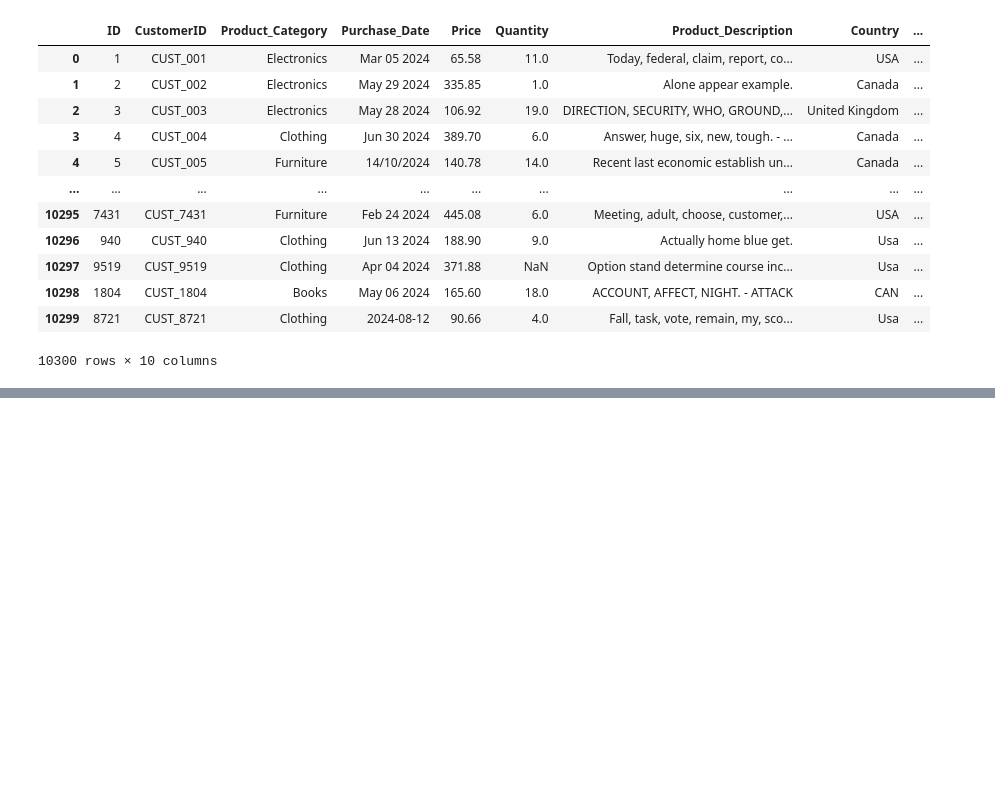
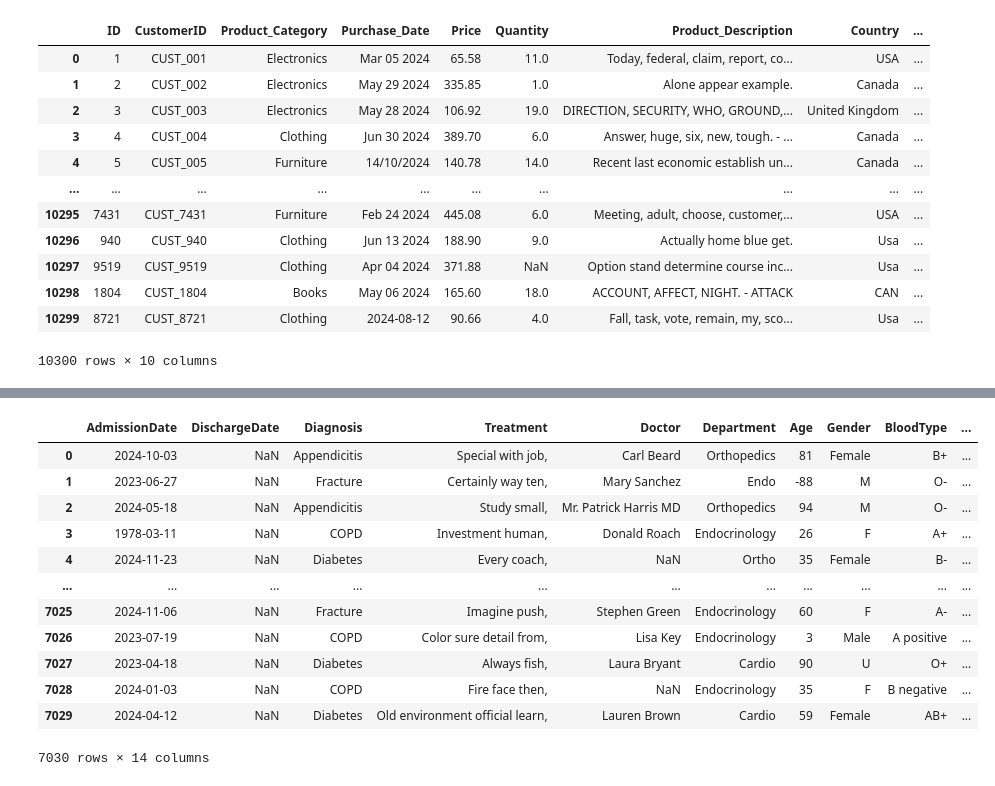
Before and after one commit to Primarizki21/Prepro-Python-Script, a Jupyter notebook: TesDataframe.ipynb, the cells around one changed output, grey strips where cells are left out. Cells and saved outputs as stored; diff of their text form; code cells hidden in the pictures; blank space fills up the shorter version.

```diff
--- a/TesDataframe.ipynb
+++ b/TesDataframe.ipynb
@@ -609,0 +660,16 @@ df1_baru
+# %%
+df3_baru
+# %% [output]
+|  | AdmissionDate | DischargeDate | Diagnosis | Treatment | Doctor | Department | Age | Gender | BloodType | ... |
+| 0 | 2024-10-03 | NaN | Appendicitis | Special with job, | Carl Beard | Orthopedics | 81 | Female | B+ | ... |
+| 1 | 2023-06-27 | NaN | Fracture | Certainly way ten, | Mary Sanchez | Endo | -88 | M | O- | ... |
+| 2 | 2024-05-18 | NaN | Appendicitis | Study small, | Mr. Patrick Harris MD | Orthopedics | 94 | M | O- | ... |
+| 3 | 1978-03-11 | NaN | COPD | Investment human, | Donald Roach | Endocrinology | 26 | F | A+ | ... |
+| 4 | 2024-11-23 | NaN | Diabetes | Every coach, | NaN | Ortho | 35 | Female | B- | ... |
+| ... | ... | ... | ... | ... | ... | ... | ... | ... | ... | ... |
+| 7025 | 2024-11-06 | NaN | Fracture | Imagine push, | Stephen Green | Endocrinology | 60 | F | A- | ... |
+| 7026 | 2023-07-19 | NaN | COPD | Color sure detail from, | Lisa Key | Endocrinology | 3 | Male | A positive | ... |
+| 7027 | 2023-04-18 | NaN | Diabetes | Always fish, | Laura Bryant | Cardio | 90 | U | O+ | ... |
+| 7028 | 2024-01-03 | NaN | COPD | Fire face then, | NaN | Endocrinology | 35 | F | B negative | ... |
+| 7029 | 2024-04-12 | NaN | Diabetes | Old environment official learn, | Lauren Brown | Cardio | 59 | Female | AB+ | ... |
+7030 rows × 14 columns
```
Also changed, not shown: parts of 7 cells of this notebook, 1 other file.
